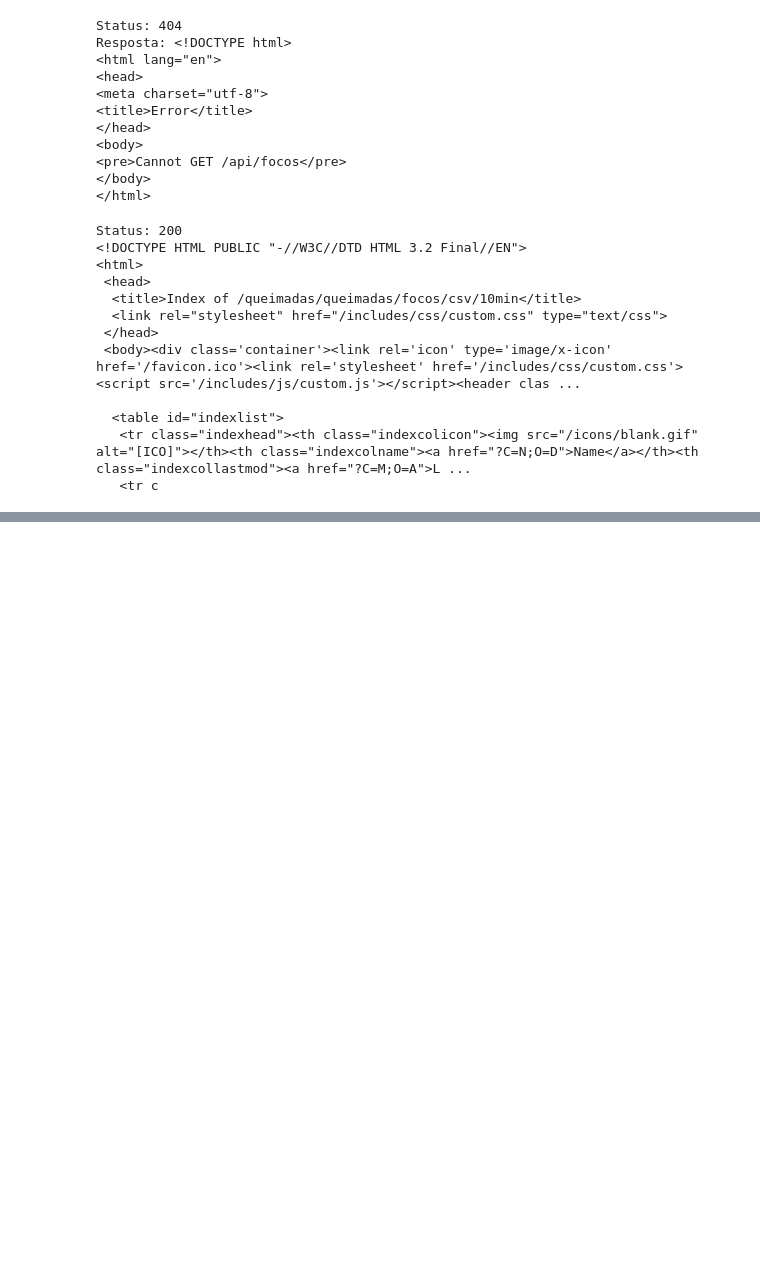
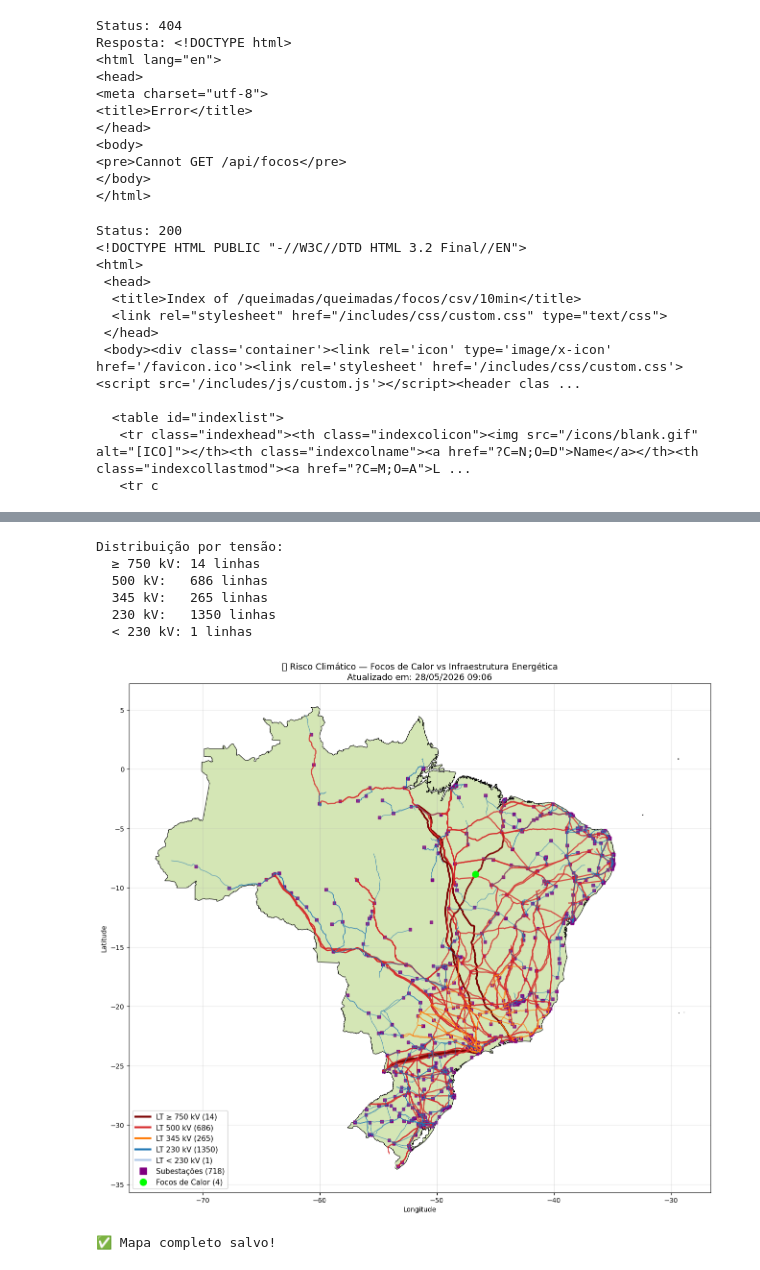
Before and after one commit to CRN27/satenergy, a Jupyter notebook: notebooks/01_coleta_dados.ipynb, the cells around one changed output, grey strips where cells are left out. Cells and saved outputs as stored; diff of their text form; code cells hidden in the pictures; blank space fills up the shorter version.

```diff
--- a/notebooks/01_coleta_dados.ipynb
+++ b/notebooks/01_coleta_dados.ipynb
@@ -358,0 +649,80 @@ Focos dentro do Brasil: 72
+# %%
+# Convertendo tensão para número
+gdf_lt_epe["Tens__o__kV_"] = pd.to_numeric(gdf_lt_epe["Tens__o__kV_"], errors="coerce")
+
+# Separando por faixa de tensão
+lt_750 = gdf_lt_epe[gdf_lt_epe["Tens__o__kV_"] >= 750]
+lt_500 = gdf_lt_epe[(gdf_lt_epe["Tens__o__kV_"] >= 500) & (gdf_lt_epe["Tens__o__kV_"] < 750)]
+lt_345 = gdf_lt_epe[(gdf_lt_epe["Tens__o__kV_"] >= 345) & (gdf_lt_epe["Tens__o__kV_"] < 500)]
+lt_230 = gdf_lt_epe[(gdf_lt_epe["Tens__o__kV_"] >= 230) & (gdf_lt_epe["Tens__o__kV_"] < 345)]
+lt_baixa = gdf_lt_epe[gdf_lt_epe["Tens__o__kV_"] < 230]
+
+print("Distribuição por tensão:")
+print(f"  ≥ 750 kV: {len(lt_750)} linhas")
+print(f"  500 kV:   {len(lt_500)} linhas")
+print(f"  345 kV:   {len(lt_345)} linhas")
+print(f"  230 kV:   {len(lt_230)} linhas")
+print(f"  < 230 kV: {len(lt_baixa)} linhas")
+
+# Mapa completo
+import matplotlib.lines as mlines
+from datetime import datetime
+
+gdfs["Subestações"]["centroide"] = gdfs["Subestações"].geometry.centroid
+gdf_sub_centroides = gpd.GeoDataFrame(gdfs["Subestações"], geometry="centroide", crs="EPSG:4326")
+
+agora = datetime.now().strftime("%d/%m/%Y %H:%M")
+
+fig, ax = plt.subplots(figsize=(13, 15))
+
+# Brasil
+brasil.plot(ax=ax, color="#d4e6b5", edgecolor="black", linewidth=0.8)
+
+# Linhas por tensão com cores distintas
+if len(lt_750) > 0:
+    lt_750.plot(ax=ax, color="#7b0000", linewidth=2.5, alpha=0.9)
+if len(lt_500) > 0:
+    lt_500.plot(ax=ax, color="#d62728", linewidth=1.8, alpha=0.8)
+if len(lt_345) > 0:
+    lt_345.plot(ax=ax, color="#ff7f0e", linewidth=1.3, alpha=0.7)
+if len(lt_230) > 0:
+    lt_230.plot(ax=ax, color="#1f77b4", linewidth=1.0, alpha=0.6)
+if len(lt_baixa) > 0:
+    lt_baixa.plot(ax=ax, color="#aec7e8", linewidth=0.7, alpha=0.5)
+
+# Subestações
+gdf_sub_centroides.plot(ax=ax, color="purple", markersize=25, alpha=0.8, marker="s")
+
+# Focos de calor
+df_focos_brasil.plot(ax=ax, color="lime", markersize=80, alpha=0.9, marker="o", zorder=5)
+
+# Legenda
+legenda = [
+    mlines.Line2D([], [], color="#7b0000", linewidth=3, label=f"LT ≥ 750 kV ({len(lt_750)})"),
+    mlines.Line2D([], [], color="#d62728", linewidth=3, label=f"LT 500 kV ({len(lt_500)})"),
+    mlines.Line2D([], [], color="#ff7f0e", linewidth=3, label=f"LT 345 kV ({len(lt_345)})"),
+    mlines.Line2D([], [], color="#1f77b4", linewidth=3, label=f"LT 230 kV ({len(lt_230)})"),
+    mlines.Line2D([], [], color="#aec7e8", linewidth=3, label=f"LT < 230 kV ({len(lt_baixa)})"),
+    mlines.Line2D([], [], color="purple", marker="s", markersize=10, linestyle="None", label=f"Subestações ({len(gdf_sub_centroides)})"),
+    mlines.Line2D([], [], color="lime", marker="o", markersize=10, linestyle="None", label=f"Focos de Calor ({len(df_focos_brasil)})"),
+]
+
+ax.legend(handles=legenda, fontsize=11, loc="lower left", framealpha=0.9)
+ax.set_title(f"🔥 Risco Climático — Focos de Calor vs Infraestrutura Energética\nAtualizado em: {agora}", fontsize=13)
+ax.set_xlabel("Longitude")
+ax.set_ylabel("Latitude")
+ax.grid(True, alpha=0.3)
+
+plt.tight_layout()
+plt.savefig("../data/processed/mapa_risco_infraestrutura.png", dpi=150)
+plt.show()
+print("✅ Mapa completo salvo!")
+# %% [output]
+Distribuição por tensão:
+  ≥ 750 kV: 14 linhas
+  500 kV:   686 linhas
+  345 kV:   265 linhas
+  230 kV:   1350 linhas
+  < 230 kV: 1 linhas
+[figure, added]
+✅ Mapa completo salvo!
```
Also changed, not shown: parts of 17 cells of this notebook, 5 other files.
